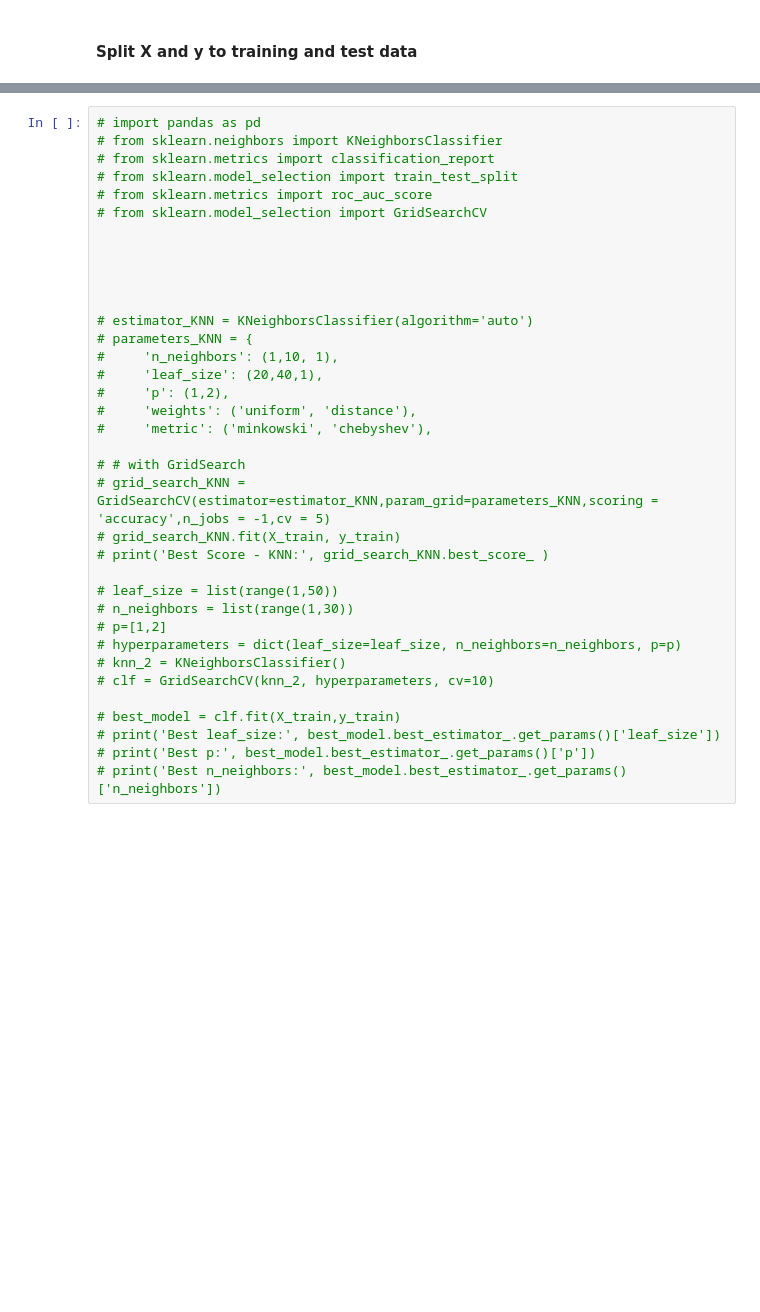
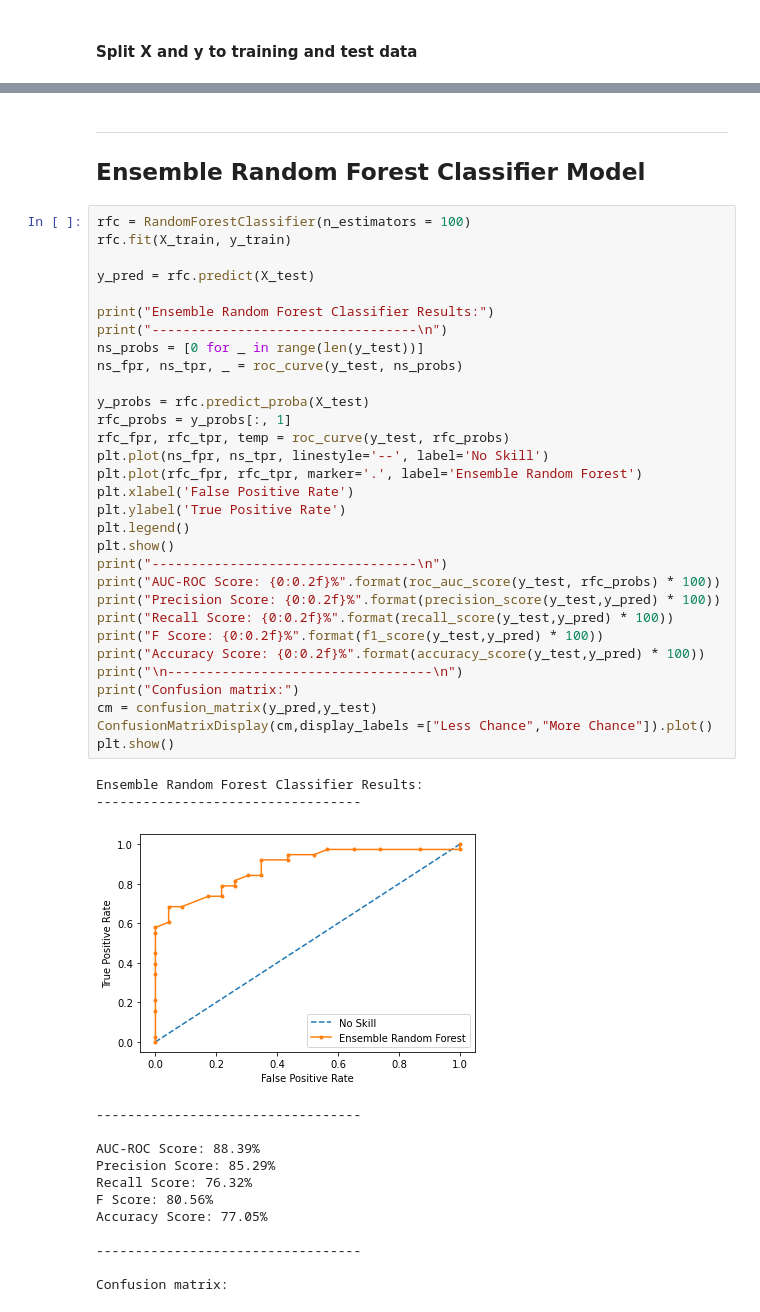
Before and after one commit to Akhilsudh/BITS-Assignment, a Jupyter notebook: Semester 2/Applied Machine Learning/Assignment2/2021MT12054_Akhil_S.ipynb, the cells around one changed output, grey strips where cells are left out. Drawn from its saved outputs; the diff is of its cells as text; blank space fills up the shorter version.

```diff
--- a/Semester 2/Applied Machine Learning/Assignment2/2021MT12054_Akhil_S.ipynb
+++ b/Semester 2/Applied Machine Learning/Assignment2/2021MT12054_Akhil_S.ipynb
@@ -619,36 +524,50 @@ Confusion matrix:
+# %% [markdown]
+---
+
+## Ensemble Random Forest Classifier Model
 # %%
-# import pandas as pd
-# from sklearn.neighbors import KNeighborsClassifier
-# from sklearn.metrics import classification_report
-# from sklearn.model_selection import train_test_split
-# from sklearn.metrics import roc_auc_score
-# from sklearn.model_selection import GridSearchCV
+rfc = RandomForestClassifier(n_estimators = 100)
+rfc.fit(X_train, y_train)
 
+y_pred = rfc.predict(X_test)
 
+print("Ensemble Random Forest Classifier Results:")
+print("----------------------------------\n")
+ns_probs = [0 for _ in range(len(y_test))]
+ns_fpr, ns_tpr, _ = roc_curve(y_test, ns_probs)
 
-
-
-# estimator_KNN = KNeighborsClassifier(algorithm='auto')
-# parameters_KNN = {
-#     'n_neighbors': (1,10, 1),
-#     'leaf_size': (20,40,1),
-#     'p': (1,2),
-#     'weights': ('uniform', 'distance'),
-#     'metric': ('minkowski', 'chebyshev'),
-
-# # with GridSearch
-# grid_search_KNN = GridSearchCV(estimator=estimator_KNN,param_grid=parameters_KNN,scoring = 'accuracy',n_jobs = -1,cv = 5)
-# grid_search_KNN.fit(X_train, y_train)
-# print('Best Score - KNN:', grid_search_KNN.best_score_ )
-
-# leaf_size = list(range(1,50))
-# n_neighbors = list(range(1,30))
-# p=[1,2]
-# hyperparameters = dict(leaf_size=leaf_size, n_neighbors=n_neighbors, p=p)
-# knn_2 = KNeighborsClassifier()
-# clf = GridSearchCV(knn_2, hyperparameters, cv=10)
-
-# best_model = clf.fit(X_train,y_train)
-# print('Best leaf_size:', best_model.best_estimator_.get_params()['leaf_size'])
-# print('Best p:', best_model.best_estimator_.get_params()['p'])
-# print('Best n_neighbors:', best_model.best_estimator_.get_params()['n_neighbors'])
+y_probs = rfc.predict_proba(X_test)
+rfc_probs = y_probs[:, 1]
+rfc_fpr, rfc_tpr, temp = roc_curve(y_test, rfc_probs)
+plt.plot(ns_fpr, ns_tpr, linestyle='--', label='No Skill')
+plt.plot(rfc_fpr, rfc_tpr, marker='.', label='Ensemble Random Forest')
+plt.xlabel('False Positive Rate')
+plt.ylabel('True Positive Rate')
+plt.legend()
+plt.show()
+print("----------------------------------\n")
+print("AUC-ROC Score: {0:0.2f}%".format(roc_auc_score(y_test, rfc_probs) * 100))
+print("Precision Score: {0:0.2f}%".format(precision_score(y_test,y_pred) * 100))
+print("Recall Score: {0:0.2f}%".format(recall_score(y_test,y_pred) * 100))
+print("F Score: {0:0.2f}%".format(f1_score(y_test,y_pred) * 100))
+print("Accuracy Score: {0:0.2f}%".format(accuracy_score(y_test,y_pred) * 100))
+print("\n----------------------------------\n")
+print("Confusion matrix:")
+cm = confusion_matrix(y_pred,y_test)
+ConfusionMatrixDisplay(cm,display_labels =["Less Chance","More Chance"]).plot()
+plt.show()
+# %% [output]
+Ensemble Random Forest Classifier Results:
+----------------------------------
+[figure, added]
+----------------------------------
+
+AUC-ROC Score: 88.39%
+Precision Score: 85.29%
+Recall Score: 76.32%
+F Score: 80.56%
+Accuracy Score: 77.05%
+
+----------------------------------
+
+Confusion matrix:
```
Also changed, not shown: parts of 26 cells of this notebook, 6 other files.
